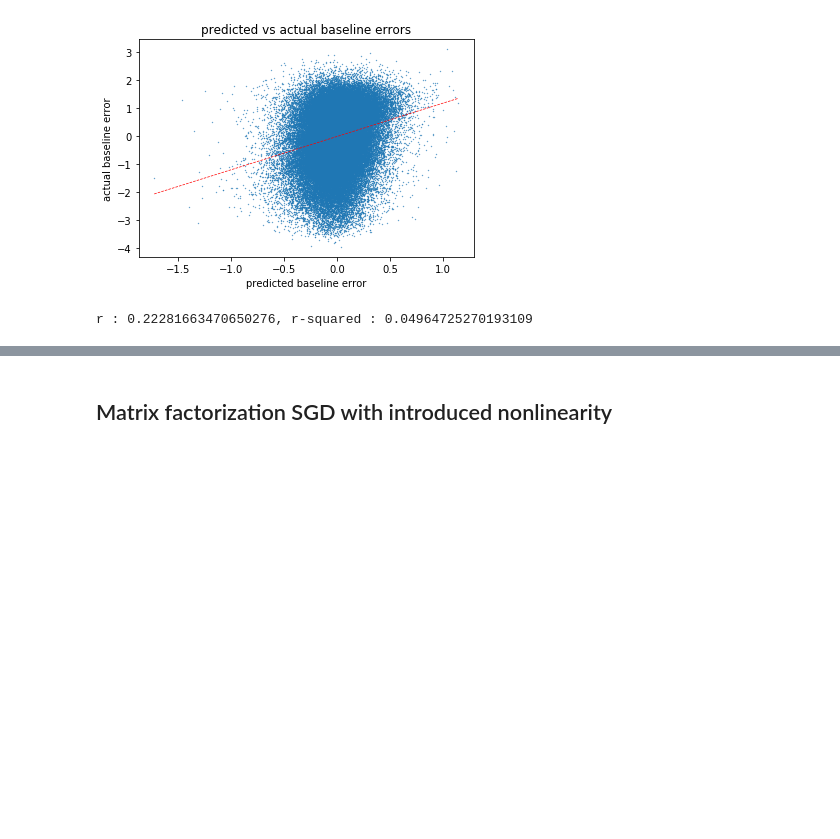
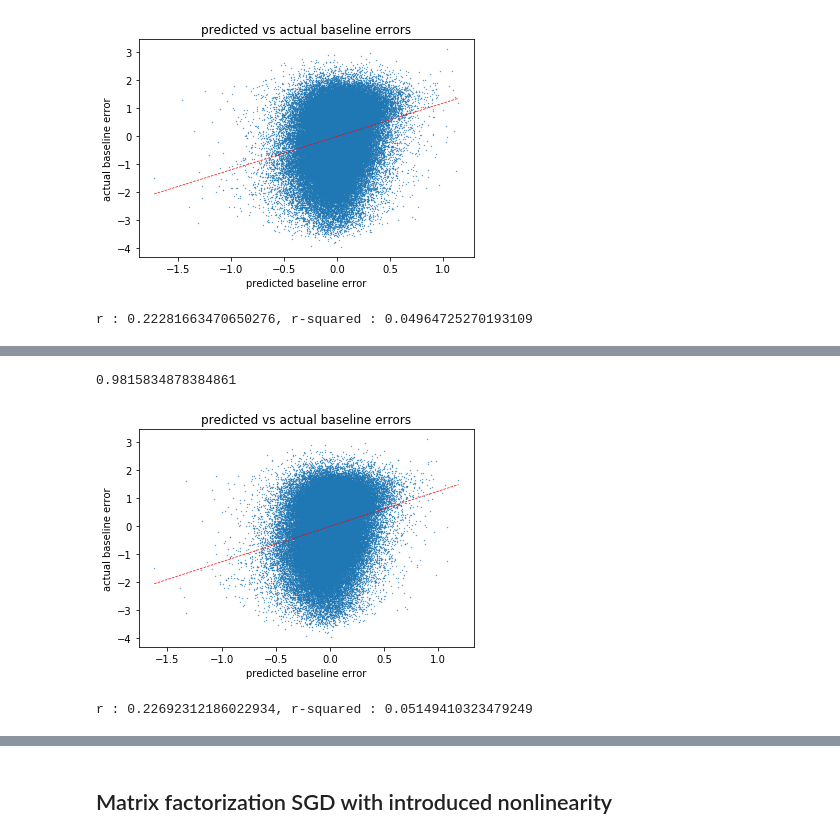
Before and after one commit to Anne-Aimee/recommender_system, a Jupyter notebook: src/main.ipynb, the cells around one changed output, grey strips where cells are left out. Cells and saved outputs as stored; diff of their text form; code cells hidden in the pictures; blank space fills up the shorter version.

```diff
--- a/src/main.ipynb
+++ b/src/main.ipynb
@@ -1139,0 +1173,15 @@ r : 0.22281663470650276, r-squared : 0.04964725270193109
+# %%
+num_features = 200   # K in the lecture notes
+lambda_user = 0.2
+lambda_item = 0.03
+stop_criterion = 0
+max_iter = 10
+num_epochs = 20
+seed = 988
+
+gamma = 0.08
+gamma_dec_step_size = 1.15
+train_baseline_corrected = sp.coo_matrix((train.data - better_average_movie_ratings[train.row] - better_average_user_offsets[train.col], (train.row, train.col)), shape=train.get_shape())
+test_baseline_corrected = sp.coo_matrix((test.data - better_average_movie_ratings[test.row] - better_average_user_offsets[test.col], (test.row, test.col)), shape=test.get_shape())
+
+min_rmse_te_SGD_bc, user_features_SGD_bc, item_features_SGD_bc = matrix_factorization_SGD_regularized_predict(train_baseline_corrected, test_baseline_corrected, num_features, lambda_user, lambda_item, gamma, gamma_dec_step_size, num_epochs, seed, stop_criterion)
@@ -1139,0 +1206,18 @@ r : 0.22281663470650276, r-squared : 0.04964725270193109
+# %%
+print(compute_error(test_baseline_corrected.data, user_features_SGD_bc, item_features_SGD_bc, (test.row,test.col)))
+# Plot prediction versus test values
+plt.title("predicted vs actual baseline errors")
+plt.xlabel("predicted baseline error")
+plt.ylabel("actual baseline error")
+plt.scatter(np.dot(item_features_SGD_bc.T,user_features_SGD_bc)[test.nonzero()], test_baseline_corrected.data,s=0.1)
+# fit linear regression
+slope, intercept, r_value, p_value, std_err = scipy.stats.linregress(np.dot(item_features_SGD_bc.T,user_features_SGD_bc)[test.nonzero()],test_baseline_corrected.data)
+min_count = min(np.dot(item_features_SGD_bc.T,user_features_SGD_bc)[test.nonzero()])
+max_count = max(np.dot(item_features_SGD_bc.T,user_features_SGD_bc)[test.nonzero()])
+plt.plot((min_count,max_count), (min_count*slope + intercept,max_count*slope + intercept),'r',linewidth=0.7,linestyle='dashed')
+plt.show()
+print("r : {}, r-squared : {}".format(r_value, r_value**2))
+# %% [output]
+0.9815834878384861
+[figure, added]
+r : 0.22692312186022934, r-squared : 0.05149410323479249
```
Also changed, not shown: parts of 14 cells of this notebook, 1 other file.
